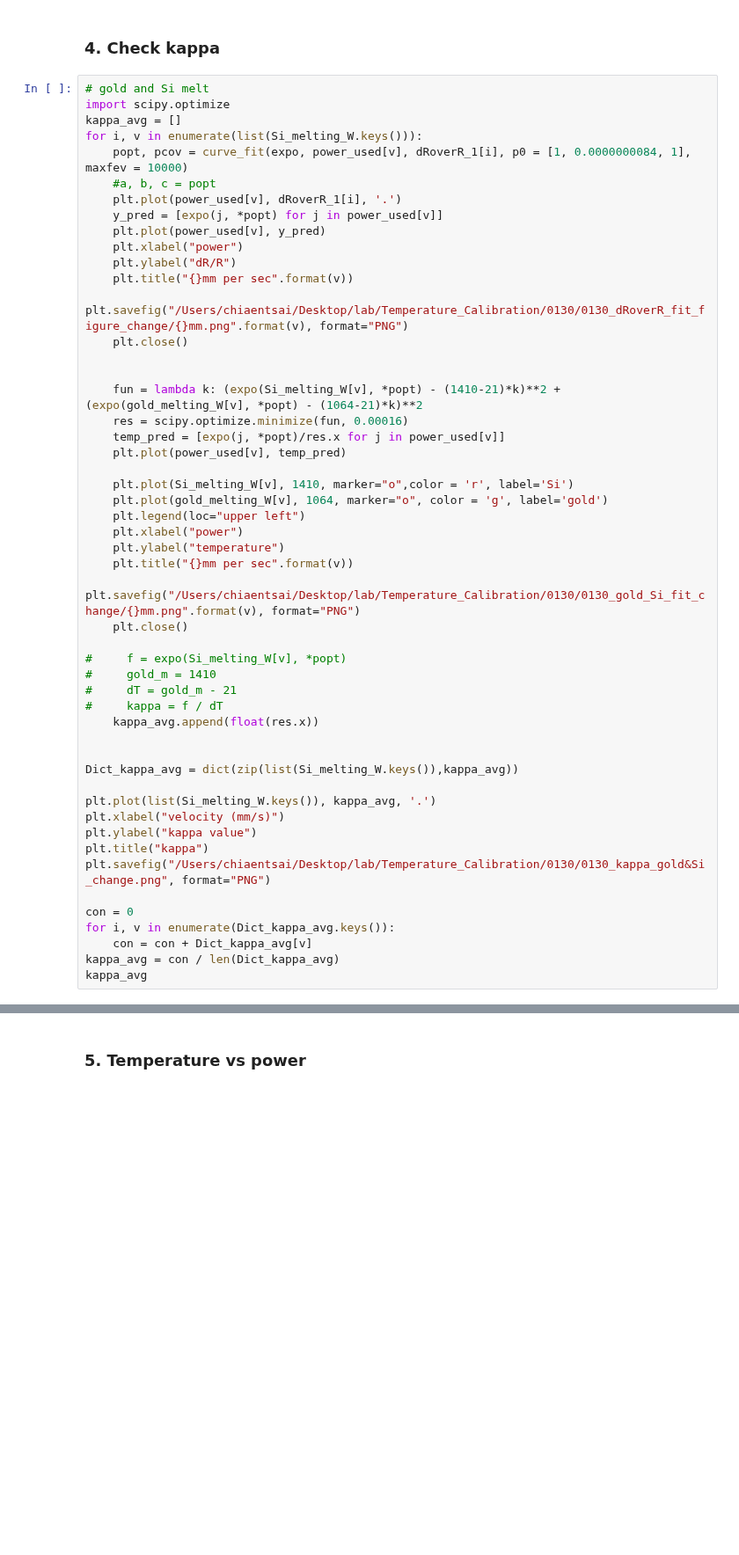
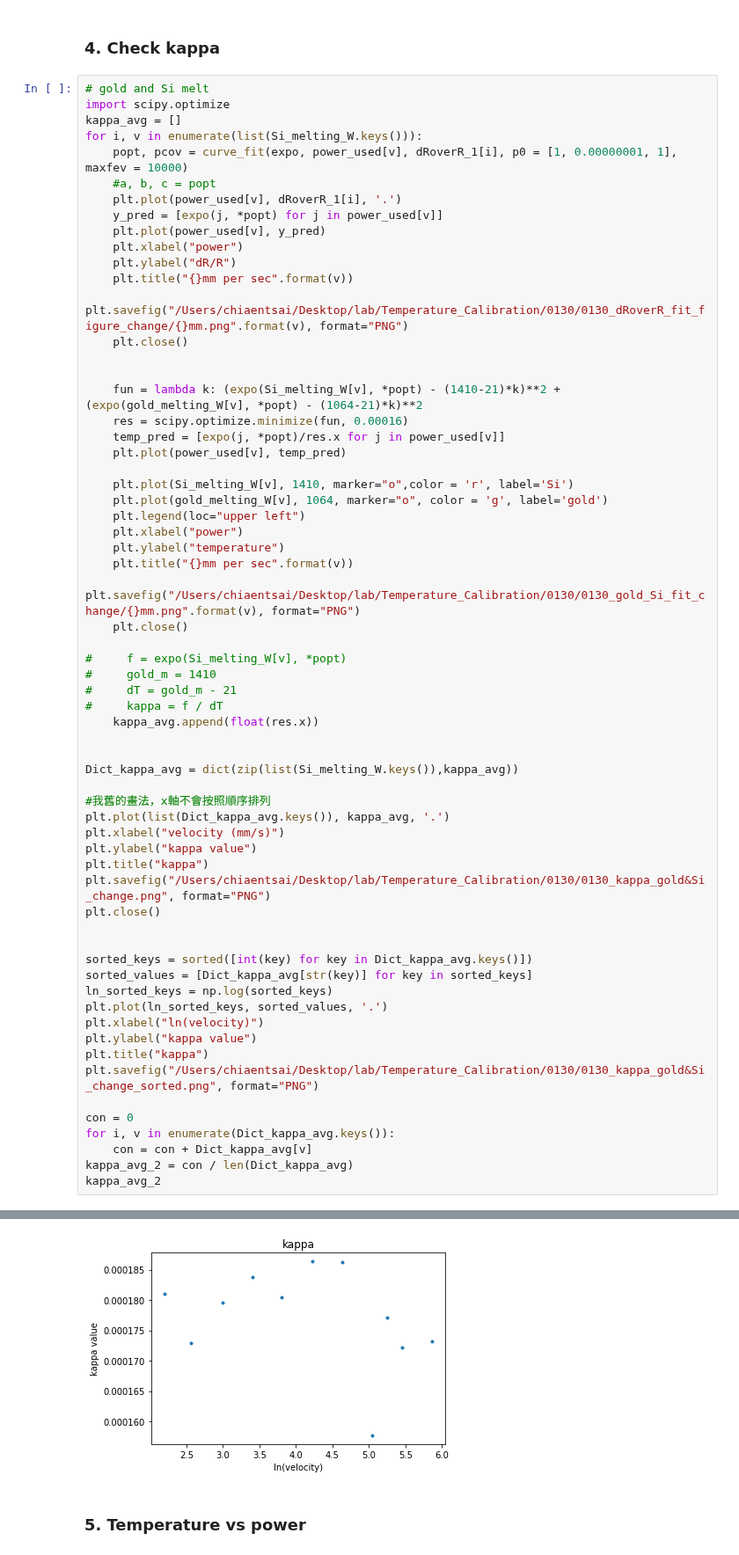
Before and after one commit to JoanneCETsai/Temperature_Calibration, a Jupyter notebook: code/0130_main_copy_change_beamwidthunit.ipynb, the cells around one changed output, grey strips where cells are left out. Shown at 88% size. Saved outputs shown, nothing was run; the diff lists cells and outputs as text; blank space fills up the shorter version.

Commit message:
added code that draw more details about kappa into the change files

```diff
--- a/code/0130_main_copy_change_beamwidthunit.ipynb
+++ b/code/0130_main_copy_change_beamwidthunit.ipynb
@@ -224,7 +232,7 @@ for i, v in enumerate(list(Si_melting_W.keys())):
 import scipy.optimize
 kappa_avg = []
 for i, v in enumerate(list(Si_melting_W.keys())):
-    popt, pcov = curve_fit(expo, power_used[v], dRoverR_1[i], p0 = [1, 0.0000000084, 1], maxfev = 10000)
+    popt, pcov = curve_fit(expo, power_used[v], dRoverR_1[i], p0 = [1, 0.00000001, 1], maxfev = 10000)
     #a, b, c = popt
     plt.plot(power_used[v], dRoverR_1[i], '.')
     y_pred = [expo(j, *popt) for j in power_used[v]]
@@ -259,15 +267,27 @@ for i, v in enumerate(list(Si_melting_W.keys())):
 
 Dict_kappa_avg = dict(zip(list(Si_melting_W.keys()),kappa_avg))
 
-plt.plot(list(Si_melting_W.keys()), kappa_avg, '.')
+#我舊的畫法，x軸不會按照順序排列
+plt.plot(list(Dict_kappa_avg.keys()), kappa_avg, '.')
 plt.xlabel("velocity (mm/s)")
 plt.ylabel("kappa value")
 plt.title("kappa")
 plt.savefig("/Users/chiaentsai/Desktop/lab/Temperature_Calibration/0130/0130_kappa_gold&Si_change.png", format="PNG")
+plt.close()
+
+
+sorted_keys = sorted([int(key) for key in Dict_kappa_avg.keys()])
+sorted_values = [Dict_kappa_avg[str(key)] for key in sorted_keys]
+ln_sorted_keys = np.log(sorted_keys)
+plt.plot(ln_sorted_keys, sorted_values, '.')
+plt.xlabel("ln(velocity)")
+plt.ylabel("kappa value")
+plt.title("kappa")
+plt.savefig("/Users/chiaentsai/Desktop/lab/Temperature_Calibration/0130/0130_kappa_gold&Si_change_sorted.png", format="PNG")
 
 con = 0
 for i, v in enumerate(Dict_kappa_avg.keys()):
     con = con + Dict_kappa_avg[v]
-kappa_avg = con / len(Dict_kappa_avg)
-kappa_avg
+kappa_avg_2 = con / len(Dict_kappa_avg)
+kappa_avg_2
 # %% [output]
@@ -275,3 +295,4 @@ kappa_avg
+[figure, added]
 # %% [markdown]
 ### 5. Temperature vs power
 # %%
```
Also changed, not shown: parts of 13 cells of this notebook, 2 other files.
